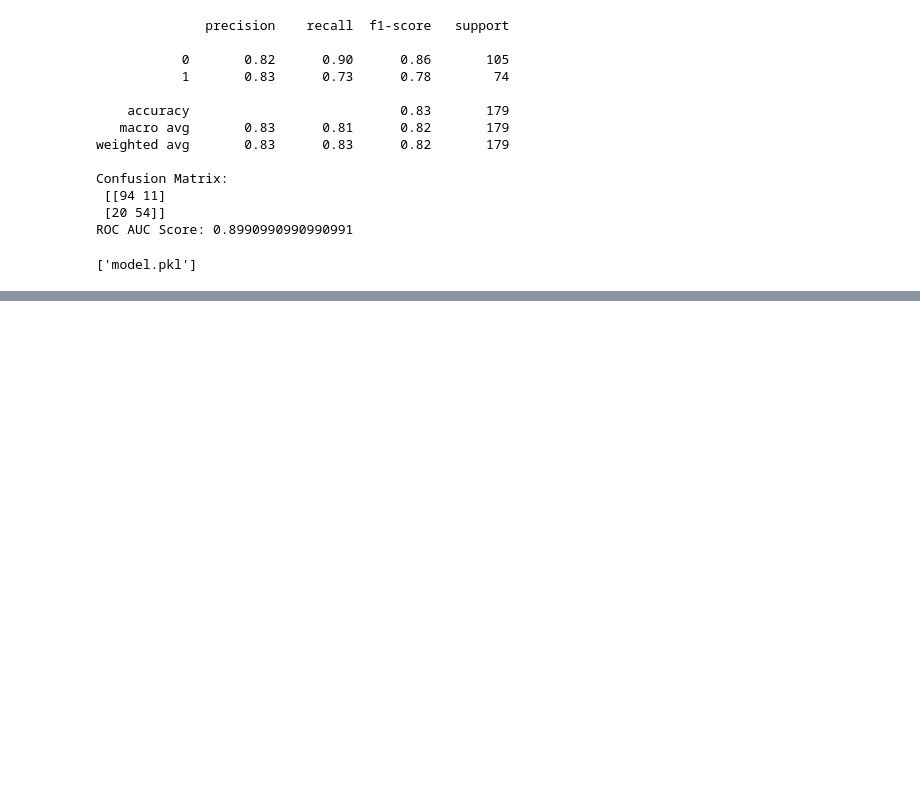
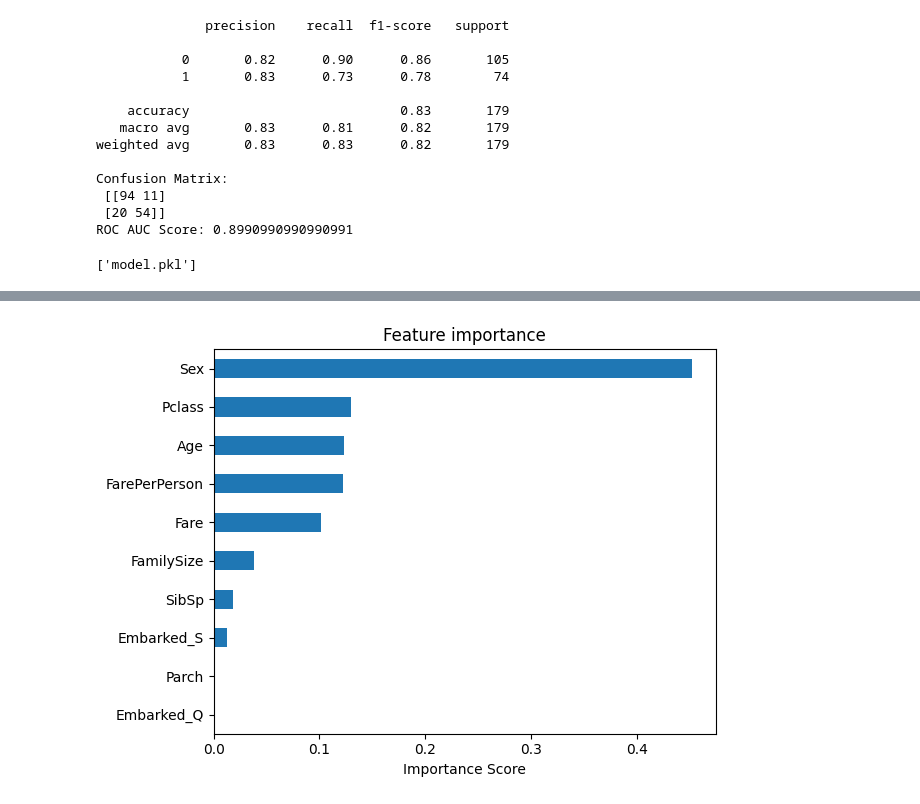
Before and after one commit to ta10g22/ML-journey, a Jupyter notebook: week-01_classical-ml-titanic/notebooks/Titanic_Survivor_predictor.ipynb, the cells around one changed output, grey strips where cells are left out. Drawn from its saved outputs; the diff is of its cells as text; code cells hidden in the pictures; blank space fills up the shorter version.

```diff
--- a/week-01_classical-ml-titanic/notebooks/01_eda.ipynb
+++ b/week-01_classical-ml-titanic/notebooks/Titanic_Survivor_predictor.ipynb
@@ -330,0 +356,14 @@ joblib.dump(best_model, 'model.pkl')
+# %%
+#using pandas to organise feature importance
+importances = best_model.feature_importances_
+feature_names = X_train.columns
+feat_df = pd.Series(importances, index = feature_names).sort_values()
+# %%
+#customization for plotting
+feat_df.plot(kind = 'barh')
+plt.title("Feature importance")
+plt.xlabel("Importance Score")
+plt.tight_layout()
+plt.show()
+# %% [output]
+[figure, added]
```
Also changed, not shown: parts of 6 cells of this notebook, 3 other files.
